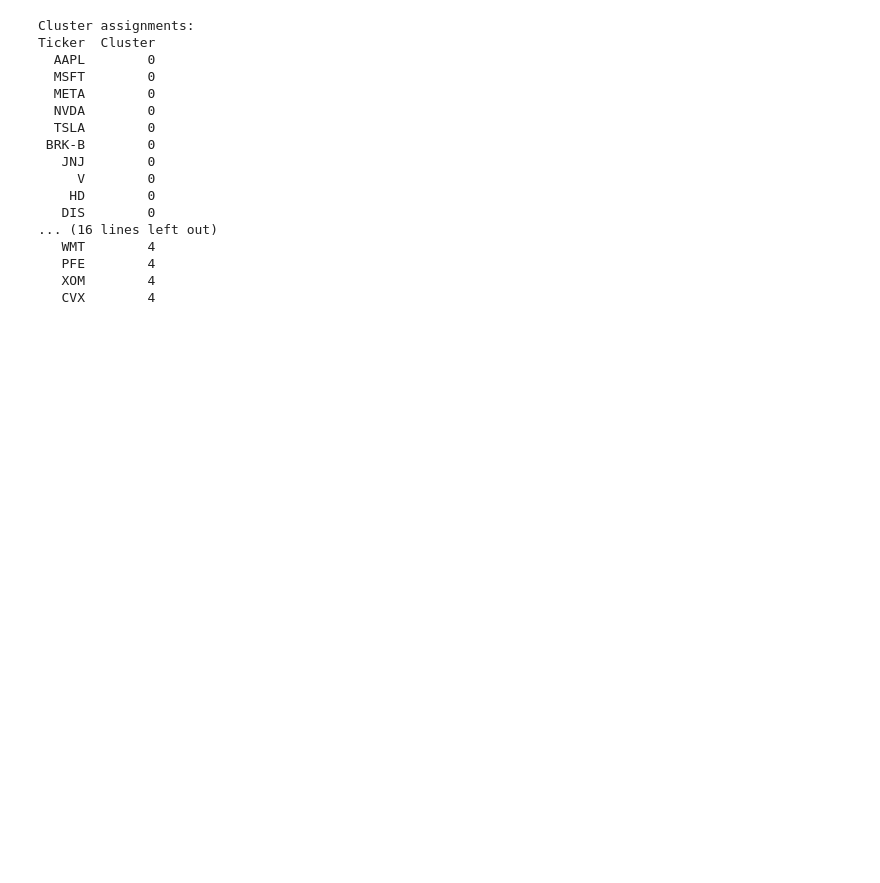
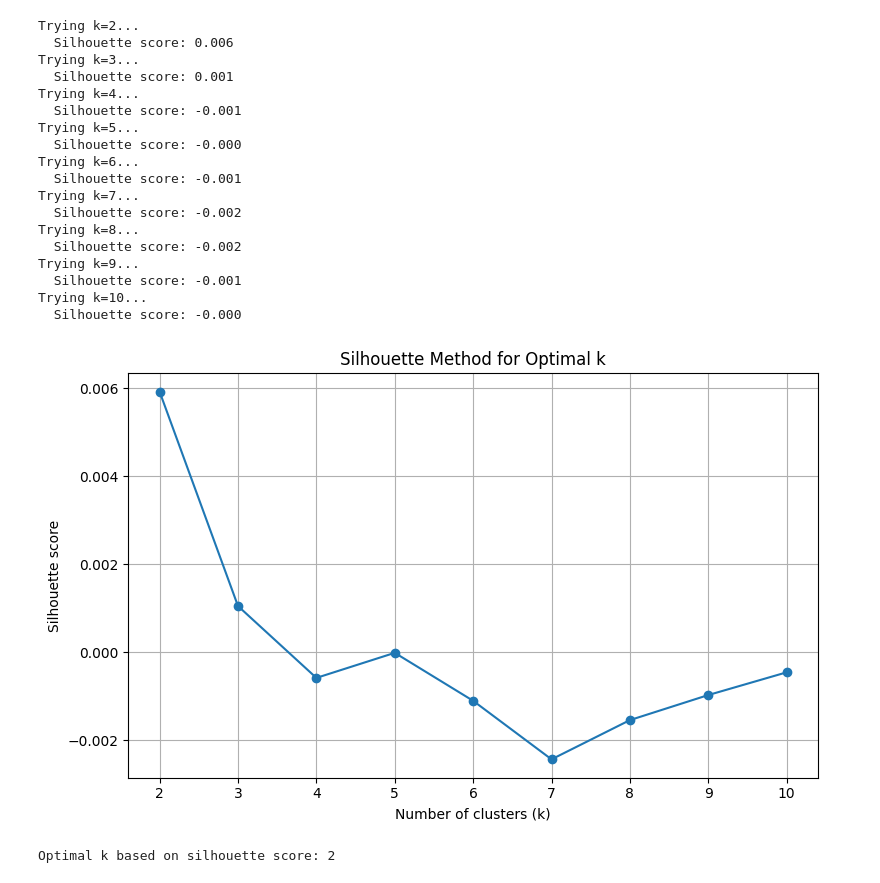
Before and after one commit to ashanka6/INST414_module4, a Jupyter notebook: mod4.ipynb, the cells around one changed output. Saved outputs shown, nothing was run; the diff lists cells and outputs as text; code cells hidden in the pictures; blank space fills up the shorter version.

```diff
--- a/mod4.ipynb
+++ b/mod4.ipynb
@@ -101,31 +233,53 @@ Using k = 5 for final clustering
 # %%
-# 4. Final Clustering with K-Means
+# 4. Select k using silhouette score (k from 2 to 10)
 # -----------------------------
-kmeans_final = KMeans(n_clusters=k_final, random_state=42, n_init=10)
-cluster_labels = kmeans_final.fit_predict(stock_vectors)
+silhouette_scores = []
+k_range = range(2, 11)
 
-# Create a DataFrame with ticker and cluster
-results = pd.DataFrame({'Ticker': tickers, 'Cluster': cluster_labels})
-results = results.sort_values('Cluster')
+for k in k_range:
+    print(f"Trying k={k}...")
+    clustering = AgglomerativeClustering(n_clusters=k, metric='precomputed', linkage='average')
+    labels = clustering.fit_predict(dist_square)
+    # Silhouette score requires at least 2 labels and at least 2 samples per cluster
+    if len(set(labels)) > 1:
+        score = silhouette_score(dist_square, labels, metric='precomputed')
+        silhouette_scores.append(score)
+    else:
+        silhouette_scores.append(-1)
+    print(f"  Silhouette score: {score:.3f}")
 
-print("\nCluster assignments:")
-print(results.to_string(index=False))
+# Plot silhouette scores
+plt.figure(figsize=(8,5))
+plt.plot(list(k_range), silhouette_scores, marker='o')
+plt.xlabel('Number of clusters (k)')
+plt.ylabel('Silhouette score')
+plt.title('Silhouette Method for Optimal k')
+plt.grid(True)
+plt.tight_layout()
+plt.savefig('silhouette_plot.png')
+plt.show()
+
+best_k = k_range[np.argmax(silhouette_scores)]
+print(f"\nOptimal k based on silhouette score: {best_k}")
 # %% [output]
-Cluster assignments:
-Ticker  Cluster
-  AAPL        0
-  MSFT        0
-  META        0
-  NVDA        0
-  TSLA        0
- BRK-B        0
-   JNJ        0
-     V        0
-    HD        0
-   DIS        0
-... (16 lines left out)
-   WMT        4
-   PFE        4
-   XOM        4
-   CVX        4
+Trying k=2...
+  Silhouette score: 0.006
+Trying k=3...
+  Silhouette score: 0.001
+Trying k=4...
+  Silhouette score: -0.001
+Trying k=5...
+  Silhouette score: -0.000
+Trying k=6...
+  Silhouette score: -0.001
+Trying k=7...
+  Silhouette score: -0.002
+Trying k=8...
+  Silhouette score: -0.002
+Trying k=9...
+  Silhouette score: -0.001
+Trying k=10...
+  Silhouette score: -0.000
+[figure, added]
+Optimal k based on silhouette score: 2
 # %%
```
Also changed, not shown: parts of 20 cells of this notebook, 6 other files.
